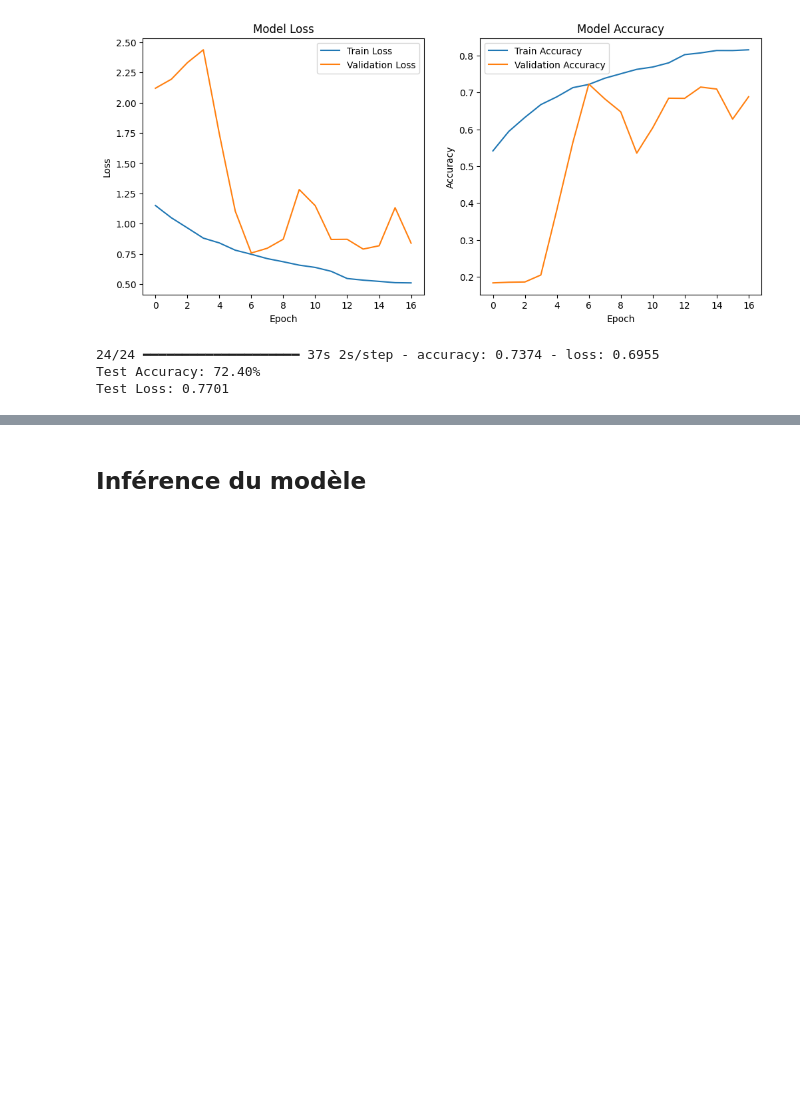
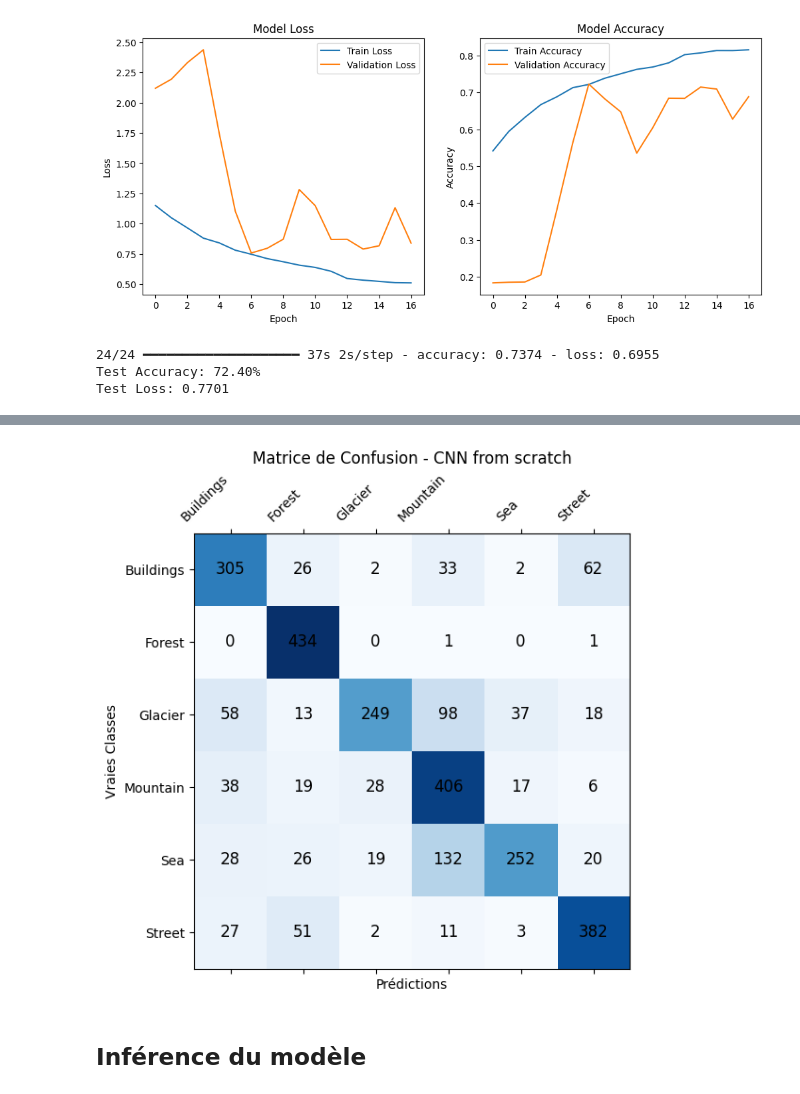
Before and after one commit to erwan44gaut/Image-AI-E5, a Jupyter notebook: Intel/intel.ipynb, the cells around one changed output, grey strips where cells are left out. Cells and saved outputs as stored; diff of their text form; code cells hidden in the pictures; blank space fills up the shorter version.

```diff
--- a/Intel/intel.ipynb
+++ b/Intel/intel.ipynb
@@ -296,6 +299,28 @@ from_scratch_cnn_model_training_history = model.fit(
 )
 # %% [markdown]
 ## Métrique du modèle
+# %%
+def plot_confusion_matrix(y_true, y_pred, class_names, title):
+    cm = sklearn.metrics.confusion_matrix(y_true, y_pred)
+    fig, ax = plt.subplots(figsize=(8, 6))
+
+    ax.matshow(cm, cmap="Blues")
+
+    ax.set_xticks(np.arange(len(class_names)))
+    ax.set_yticks(np.arange(len(class_names)))
+    ax.set_xticklabels(class_names, rotation=45, ha="right")
+    ax.set_yticklabels(class_names)
+
+    for i in range(len(class_names)):
+        for j in range(len(class_names)):
+            plt.text(j, i, str(cm[i, j]), ha="center", va="center", color="black", fontsize=12)
+
+    plt.xlabel("Prédictions")
+    plt.ylabel("Vraies Classes")
+    plt.title(title)
+    plt.show()
+
+class_names = ["Buildings", "Forest", "Glacier", "Mountain", "Sea", "Street"]
 # %%
 def plot_hist(history_data):
     fig, axes = plt.subplots(1, 2, figsize=(12, 5))
@@ -332,3 +357,11 @@ print(f"Test Loss: {test_loss:.4f}")
 24/24 ━━━━━━━━━━━━━━━━━━━━ 37s 2s/step - accuracy: 0.7374 - loss: 0.6955
 Test Accuracy: 72.40%
 Test Loss: 0.7701
+# %%
+true_labels = np.concatenate([y for x, y in val_dataset], axis=0)
+
+predictions = best_from_scratch_cnn_model.predict(val_dataset)
+predicted_classes = np.argmax(predictions, axis=1)
+
+plot_confusion_matrix(true_labels, predicted_classes, class_names, "Matrice de Confusion - CNN from scratch")
+# %% [output]
@@ -335,3 +370,4 @@ Test Loss: 0.7701
+[figure, added]
 # %% [markdown]
 ## Inférence du modèle
 # %%
```
Also changed, not shown: parts of 8 cells of this notebook.
